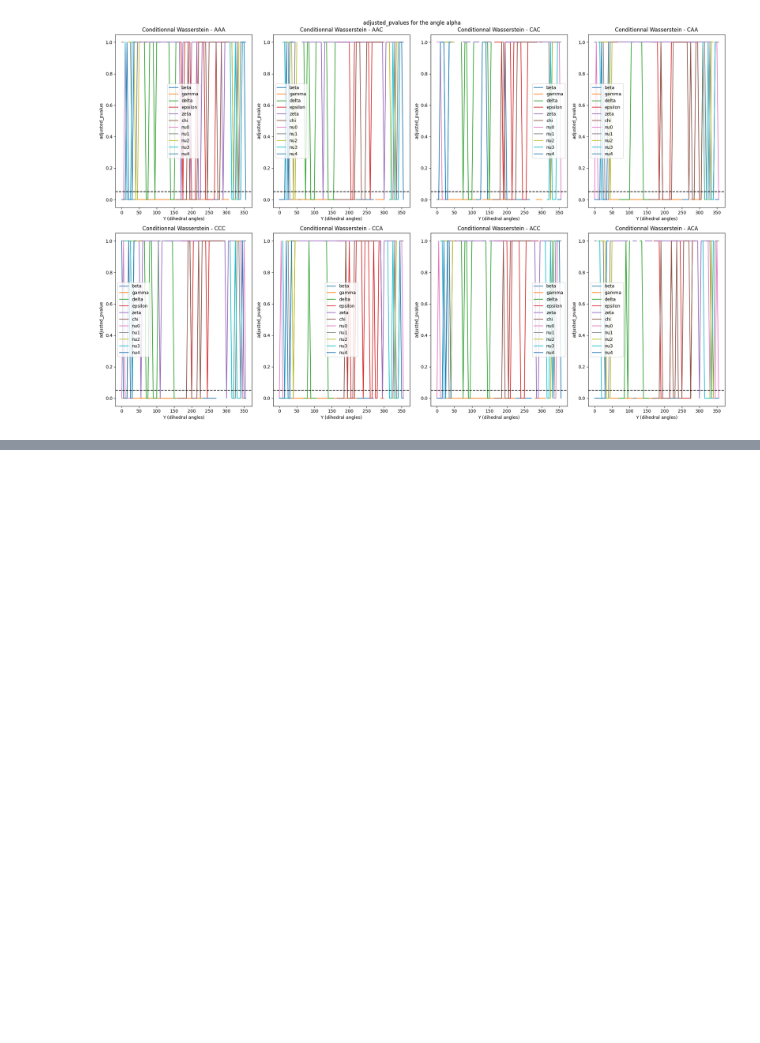
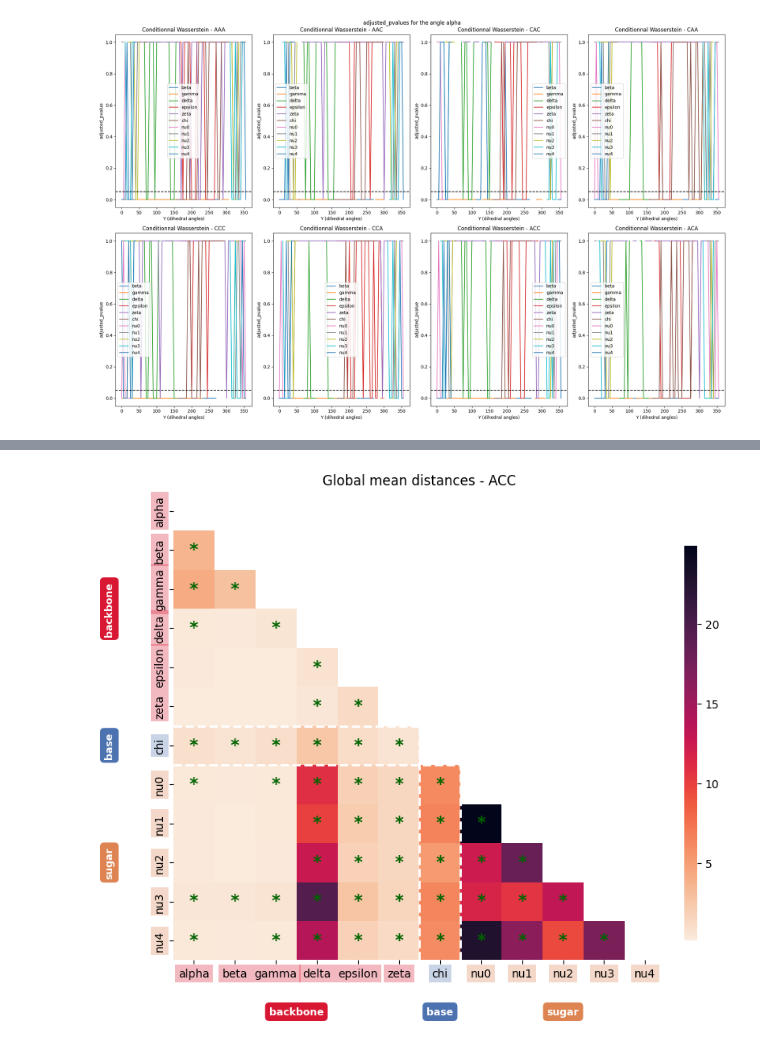
Before and after one commit to WandrilleBuchy/DihedralAnglesStudy, a Jupyter notebook: Optimal_transport.ipynb, the cells around one changed output, grey strips where cells are left out. Cells and saved outputs as stored; diff of their text form; code cells hidden in the pictures; blank space fills up the shorter version.

```diff
--- a/Optimal_transport.ipynb
+++ b/Optimal_transport.ipynb
@@ -890,0 +877,78 @@ plt.show()
+# %%
+base = "ACC"
+data = global_stats_stock[base].astype(float)
+data_sym = data.T.where(np.tril(np.ones(data.shape, dtype=bool)))
+mask = np.triu(np.ones(data_sym.shape, dtype=bool), k=1)
+data_pvals = global_pvals_stock[base].astype(float)
+data_sym_pvals = data_pvals.T.where(np.tril(np.ones(data_pvals.shape, dtype=bool)))
+
+fig, ax = plt.subplots(1, 1, figsize=(8, 7))
+cbar_ax = fig.add_axes([0.92, 0.15, 0.02, 0.7])
+
+sns.heatmap(
+    data_sym,
+    ax=ax,
+    cmap="rocket_r",
+    mask=mask,
+    cbar=True,
+    cbar_ax=cbar_ax)
+
+for row in range(data_sym_pvals.shape[0]):
+    for col in range(data_sym_pvals.shape[1]):
+        pval = data_sym_pvals.iloc[row, col]
+        if pd.isna(pval):
+            continue
+        elif pval < 0.05:
+            stars = "*"
+        else:
+            stars = ""
+        if stars:
+            ax.text(
+                col + 0.5, row + 0.5, stars,
+                ha="center", va="center",
+                fontsize=15, color="darkgreen", fontweight="bold"
+            )
+
+ax.set_title(f"Global mean distances - {base}")
+for sep in [6, 7]:
+    ax.axhline(sep, color="white", linewidth=2, linestyle="--")
+    ax.axvline(sep, color="white", linewidth=2, linestyle="--")
+
+for label in ax.get_yticklabels():
+    j = ax.get_yticklabels().index(label)
+    for group_name, (color, grp_slice) in group_colors.items():
+        if j in range(*grp_slice.indices(12)):
+            label.set_bbox(dict(facecolor=color, edgecolor="none", alpha=0.3, pad=3))
+
+for label in ax.get_xticklabels():
+    j = ax.get_xticklabels().index(label)
+    for group_name, (color, grp_slice) in group_colors.items():
+        if j in range(*grp_slice.indices(12)):
+            label.set_bbox(dict(facecolor=color, edgecolor="none", alpha=0.3, pad=3))
+
+for group_name, (color, grp_slice) in group_colors.items():
+    start = grp_slice.start
+    stop = grp_slice.stop
+    mid = (start + stop) / 2
+    ax.text(
+        -0.13, mid, group_name,
+        transform=ax.get_yaxis_transform(),
+        fontsize=9, ha="center", va="center",
+        color="white", fontweight="bold",
+        rotation=90,
+        bbox=dict(boxstyle="round,pad=0.4", facecolor=color, edgecolor="none"),
+        clip_on=False
+    )
+    ax.text(
+        mid, -0.11, group_name,
+        transform=ax.get_xaxis_transform(),
+        fontsize=9, ha="center", va="center",
+        color="white", fontweight="bold",
+        bbox=dict(boxstyle="round,pad=0.4", facecolor=color, edgecolor="none"),
+        clip_on=False
+    )
+
+plt.tight_layout(rect=[0, 0, 0.91, 1])
+plt.show()
+# %% [output]
+[figure, added]
```
Also changed, not shown: parts of 7 cells of this notebook, 1 other file.
